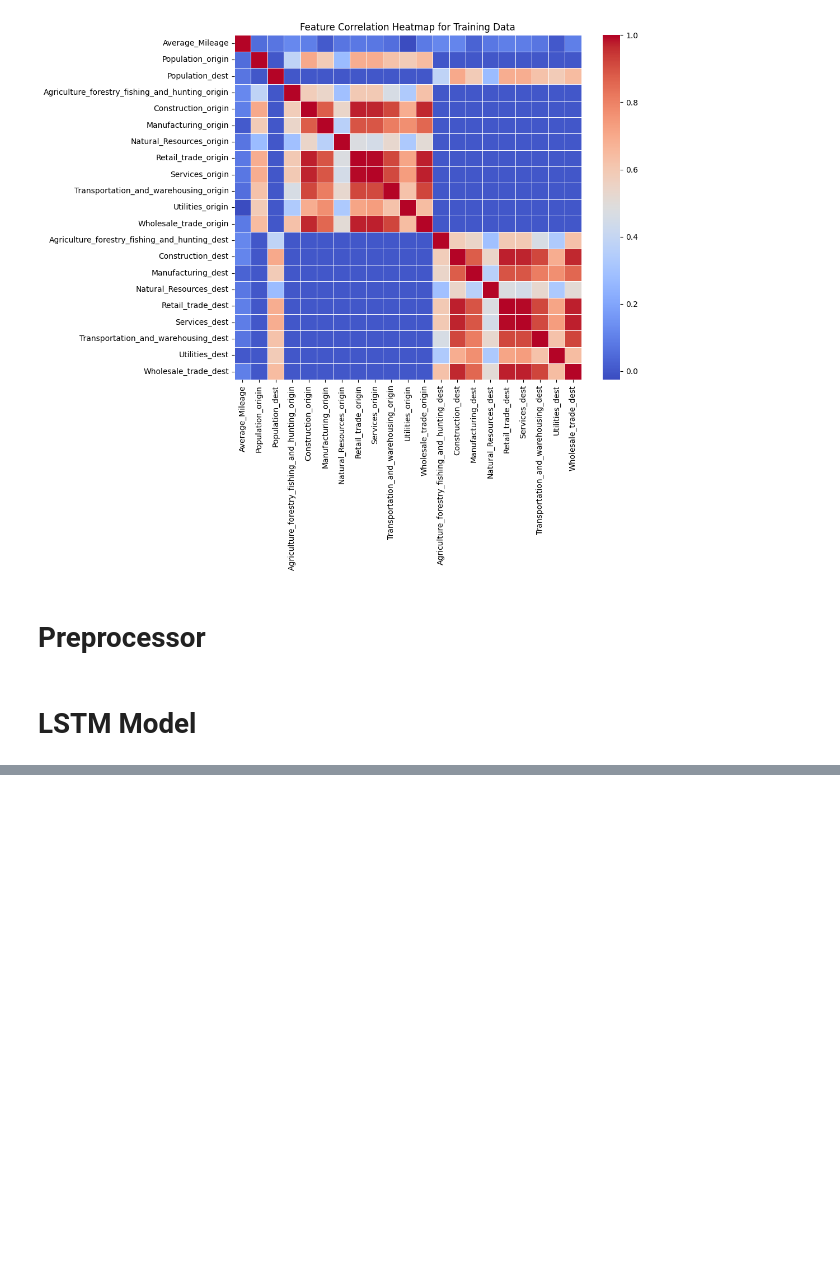
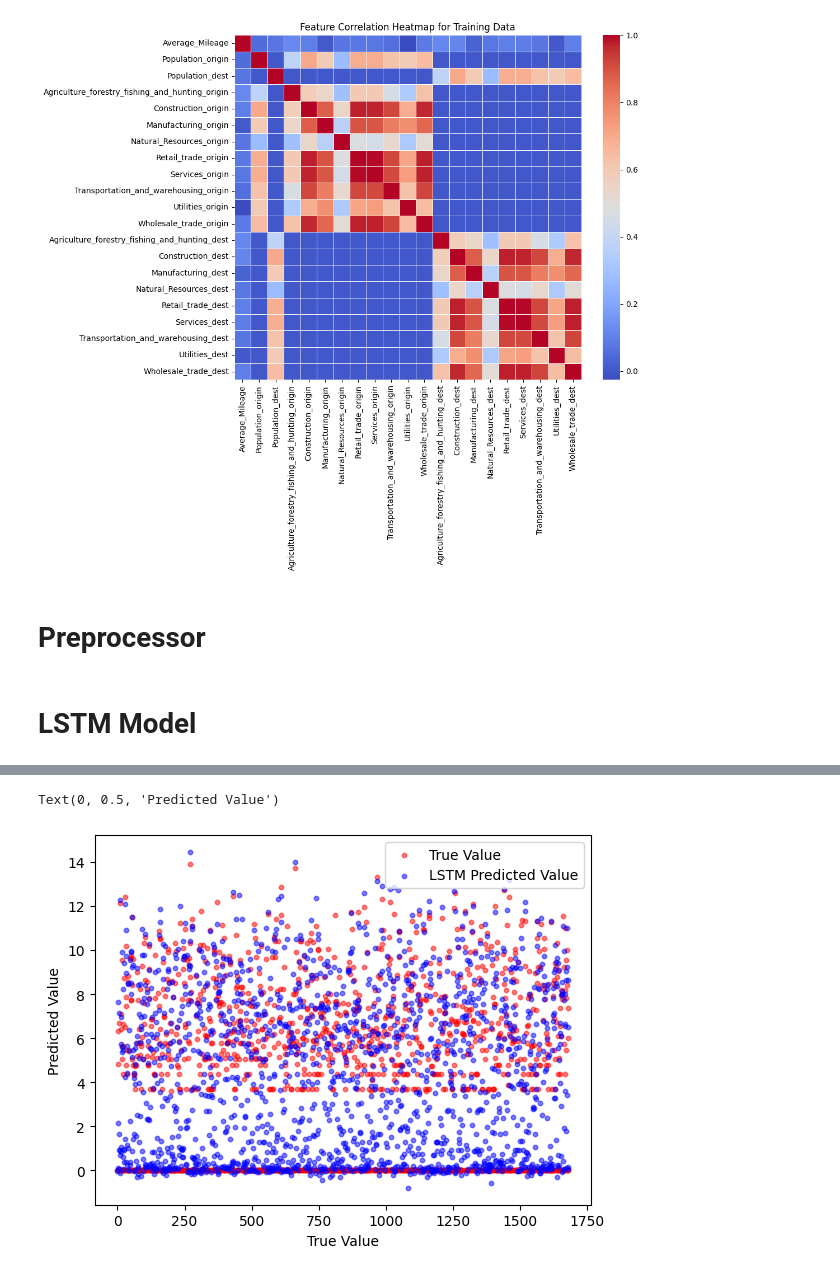
Before and after one commit to DarkQuark26/train-commerce-forecasting, a Jupyter notebook: scratchpad/LSTM.ipynb, the cells around one changed output, grey strips where cells are left out. Drawn from its saved outputs; the diff is of its cells as text; code cells hidden in the pictures; blank space fills up the shorter version.

Commit message:
lstm adjusted r2

```diff
--- a/scratchpad/LSTM.ipynb
+++ b/scratchpad/LSTM.ipynb
@@ -475,0 +474,13 @@ plt.show()
+# %%
+#plot the difference between y_test_All_Traffic and y_pred_lasso and y_pred_ridge
+fig, ax = plt.subplots()
+x_ax = range(len(y_test_All_Traffic))
+ax.scatter(x_ax, y_true, c='r', label='True Value',alpha=0.5,s=10)
+ax.scatter(x_ax, y_pred, c='b', label='LSTM Predicted Value',alpha=0.5,s=10)
+
+ax.legend()
+plt.xlabel('True Value')
+plt.ylabel('Predicted Value')
+# %% [output]
+Text(0, 0.5, 'Predicted Value')
+[figure, added]
```
Also changed, not shown: parts of 5 cells of this notebook.
